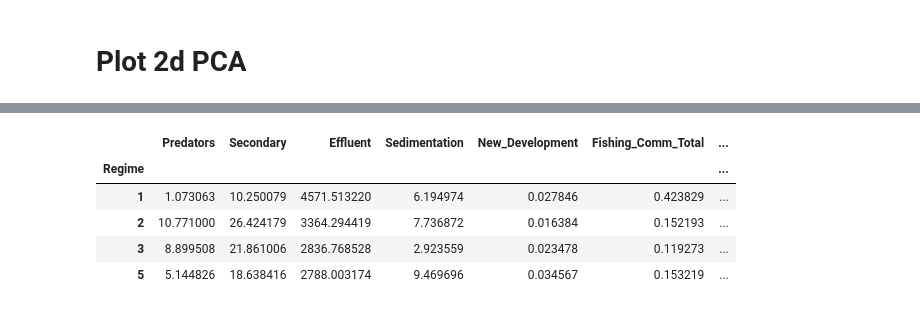
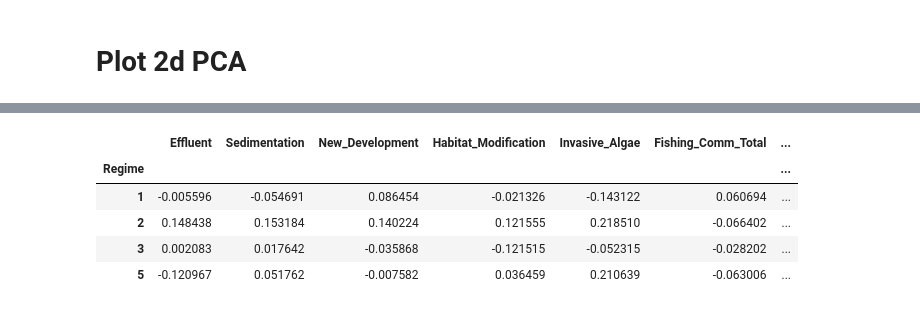
Before and after one commit to salliewalecka/Hawaii_RegimesPredictors, a Jupyter notebook: notebooks/PCA.ipynb, the cells around one changed output, grey strips where cells are left out. Drawn from its saved outputs; the diff is of its cells as text; code cells hidden in the pictures.

Commit message:
column fix

```diff
--- a/notebooks/PCA.ipynb
+++ b/notebooks/PCA.ipynb
@@ -143,9 +112,12 @@ train_means = train_X_orig.groupby('Regime').mean()
-# %%
-train_means
-# %% [output]
-|  | Predators | Secondary | Effluent | Sedimentation | New_Development | Fishing_Comm_Total | ... |
-| Regime |  |  |  |  |  |  | ... |
-| 1 | 1.073063 | 10.250079 | 4571.513220 | 6.194974 | 0.027846 | 0.423829 | ... |
-| 2 | 10.771000 | 26.424179 | 3364.294419 | 7.736872 | 0.016384 | 0.152193 | ... |
-| 3 | 8.899508 | 21.861006 | 2836.768528 | 2.923559 | 0.023478 | 0.119273 | ... |
-| 5 | 5.144826 | 18.638416 | 2788.003174 | 9.469696 | 0.034567 | 0.153219 | ... |
+# %%
+train_X_df = pd.DataFrame(train_X, columns=pred_names)
+train_X_df = train_X_df.join(train_y)
+train_means = train_X_df.groupby('Regime').mean()
+train_means
+# %% [output]
+|  | Effluent | Sedimentation | New_Development | Habitat_Modification | Invasive_Algae | Fishing_Comm_Total | ... |
+| Regime |  |  |  |  |  |  | ... |
+| 1 | -0.005596 | -0.054691 | 0.086454 | -0.021326 | -0.143122 | 0.060694 | ... |
+| 2 | 0.148438 | 0.153184 | 0.140224 | 0.121555 | 0.218510 | -0.066402 | ... |
+| 3 | 0.002083 | 0.017642 | -0.035868 | -0.121515 | -0.052315 | -0.028202 | ... |
+| 5 | -0.120967 | 0.051762 | -0.007582 | 0.036459 | 0.210639 | -0.063006 | ... |
```
Also changed, not shown: parts of 10 cells of this notebook.
